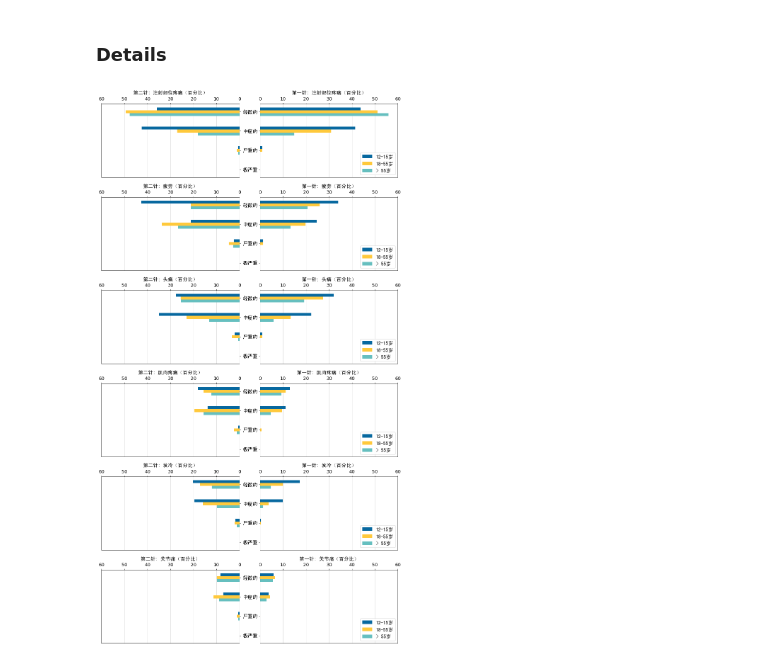
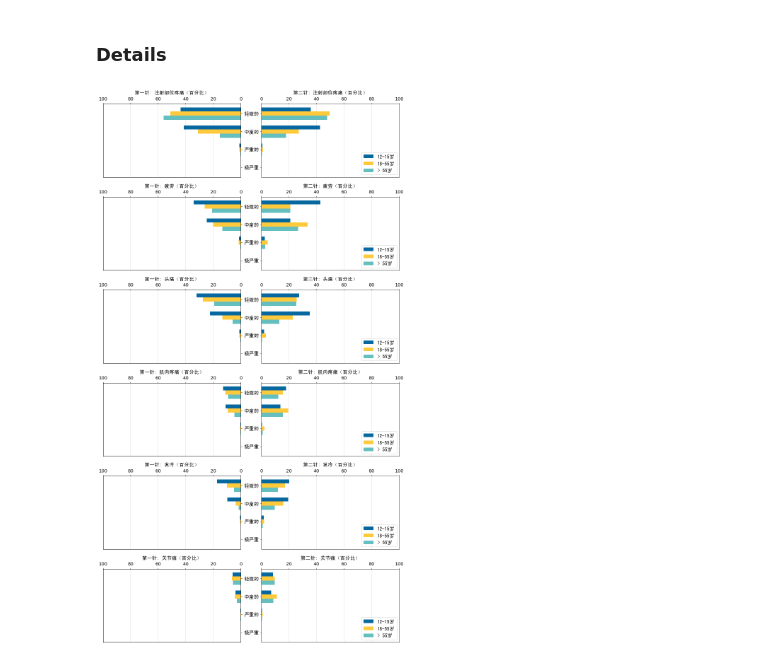
Before and after one commit to jingwen-z/python-playground, a Jupyter notebook: analysis/Reactions Pfizer-BioNTech COVID-19 Vaccine/Reactions Pfizer-BioNTech COVID-19 Vaccine.ipynb, the cells around one changed output. Saved outputs shown, nothing was run; the diff lists cells and outputs as text; code cells hidden in the pictures.

```diff
--- a/analysis/Reactions Pfizer-BioNTech COVID-19 Vaccine/Reactions Pfizer-BioNTech COVID-19 Vaccine.ipynb
+++ b/analysis/Reactions Pfizer-BioNTech COVID-19 Vaccine/Reactions Pfizer-BioNTech COVID-19 Vaccine.ipynb
@@ -89,8 +89,7 @@ plt.subplots_adjust(hspace=0.25)
 # %% [markdown]
 ### Details
 # %%
-def viz_detail_reactions(axarr_left, axarr_right, df, reaction, degree_nb, width,
-                         x_lim_max, color_list):
+def viz_detail_reactions(axarr_left, axarr_right, df, reaction, degree_nb, width, color_list):
     reaction_df = df[(df['reaction_cn'] == reaction) & (df['degree_cn'] != '任意程度')]
 
     # second dose
@@ -101,40 +100,40 @@ def viz_detail_reactions(axarr_left, axarr_right, df, reaction, degree_nb, width
 
     axarrL_2 = axarr_left.twinx()
     barh_l1 = axarrL_2.barh(np.arange(degree_nb) +  width,
-                            reaction_df[reaction_df['age'] == '12-15 years']['dose2_pct'],
+                            reaction_df[reaction_df['age'] == '12-15 years']['dose1_pct'],
                             height=width, color=color_list[0])
     barh_l2 = axarrL_2.barh(np.arange(degree_nb),
-                            reaction_df[reaction_df['age'] == '18-55 years']['dose2_pct'],
+                            reaction_df[reaction_df['age'] == '18-55 years']['dose1_pct'],
                             height=width, color=color_list[1])
     barh_l3 = axarrL_2.barh(np.arange(degree_nb) -  width,
-                            reaction_df[reaction_df['age'] == '> 55 years']['dose2_pct'],
+                            reaction_df[reaction_df['age'] == '> 55 years']['dose1_pct'],
                             height=width, color=color_list[2])
 
     axarr_left.tick_params(axis='x', labelsize=13)
     axarr_left.xaxis.tick_top()
     axarr_left.xaxis.set_label_position('top')
-    axarr_left.set_xlabel('第二针: %s（百分比）' % reaction, size=13, labelpad=7, fontproperties=fontP)
-    axarrL_2.set_xlim(x_lim_max, 0)
+    axarr_left.set_xlabel('第一针: %s（百分比）' % reaction, size=13, labelpad=7, fontproperties=fontP)
+    axarrL_2.set_xlim(100, 0)
     axarrL_2.set_yticks(np.arange(4))
     axarrL_2.set_yticklabels([])
     axarr_left.grid(which='major', axis='x', alpha=0.5)
 
     # first dose
     barh_r1 = axarr_right.barh(np.arange(degree_nb) +  width,
-                               reaction_df[reaction_df['age'] == '12-15 years']['dose1_pct'],
+                               reaction_df[reaction_df['age'] == '12-15 years']['dose2_pct'],
                                height=width, color=color_list[0])
     barh_r2 = axarr_right.barh(np.arange(degree_nb),
-                               reaction_df[reaction_df['age'] == '18-55 years']['dose1_pct'],
+                               reaction_df[reaction_df['age'] == '18-55 years']['dose2_pct'],
                                height=width, color=color_list[1])
     barh_r3 = axarr_right.barh(np.arange(degree_nb) -  width,
-                               reaction_df[reaction_df['age'] == '> 55 years']['dose1_pct'],
+                               reaction_df[reaction_df['age'] == '> 55 years']['dose2_pct'],
                                height=width, color=color_list[2])
 
     axarr_right.tick_params(axis='x', labelsize=13)
-    axarr_right.set_xlim(0, x_lim_max)
+    axarr_right.set_xlim(0, 100)
     axarr_right.xaxis.tick_top()
     axarr_right.xaxis.set_label_position('top')
-    axarr_right.set_xlabel('第一针: %s（百分比）' % reaction, size=13, labelpad=7, fontproperties=fontP)
+    axarr_right.set_xlabel('第二针: %s（百分比）' % reaction, size=13, labelpad=7, fontproperties=fontP)
     axarr_right.set_yticks(np.arange(4))
     axarr_right.set_yticklabels(reaction_df[reaction_df['age'] == '> 55 years']['degree_cn'],
                                 fontproperties=fontP)
@@ -146,26 +145,27 @@ def viz_detail_reactions(axarr_left, axarr_right, df, reaction, degree_nb, width
                        loc=4, prop=fontP)
 # %%
 fig, axarr = plt.subplots(nrows=6, ncols=2, figsize=(15, 28))
+width3 = 0.23
 
 viz_detail_reactions(axarr_left=axarr[0, 0], axarr_right=axarr[0, 1], df=dose_df,
-                     reaction='注射部位疼痛', degree_nb=4, width=0.15, x_lim_max=60,
+                     reaction='注射部位疼痛', degree_nb=4, width=width3,
                      color_list=['#07689F', '#FFC93C', '#66BFBF'])
 viz_detail_reactions(axarr_left=axarr[1, 0], axarr_right=axarr[1, 1], df=dose_df,
-                     reaction='疲劳', degree_nb=4, width=0.15, x_lim_max=60,
+                     reaction='疲劳', degree_nb=4, width=width3,
                      color_list=['#07689F', '#FFC93C', '#66BFBF'])
 viz_detail_reactions(axarr_left=axarr[2, 0], axarr_right=axarr[2, 1], df=dose_df,
-                     reaction='头痛', degree_nb=4, width=0.15, x_lim_max=60,
+                     reaction='头痛', degree_nb=4, width=width3,
                      color_list=['#07689F', '#FFC93C', '#66BFBF'])
 viz_detail_reactions(axarr_left=axarr[3, 0], axarr_right=axarr[3, 1], df=dose_df,
-                     reaction='肌肉疼痛', degree_nb=4, width=0.15, x_lim_max=60,
+                     reaction='肌肉疼痛', degree_nb=4, width=width3,
                      color_list=['#07689F', '#FFC93C', '#66BFBF'])
 viz_detail_reactions(axarr_left=axarr[4, 0], axarr_right=axarr[4, 1], df=dose_df,
-                     reaction='发冷', degree_nb=4, width=0.15, x_lim_max=60,
+                     reaction='发冷', degree_nb=4, width=width3,
                      color_list=['#07689F', '#FFC93C', '#66BFBF'])
 viz_detail_reactions(axarr_left=axarr[5, 0], axarr_right=axarr[5, 1], df=dose_df,
-                     reaction='关节痛', degree_nb=4, width=0.15, x_lim_max=60,
+                     reaction='关节痛', degree_nb=4, width=width3,
                      color_list=['#07689F', '#FFC93C', '#66BFBF'])
 
 plt.subplots_adjust(wspace=0.15, hspace=0.27)
 # %% [output]
-[figure, old version]
+[figure, new version]
```
Also changed, not shown: parts of 2 cells of this notebook.
